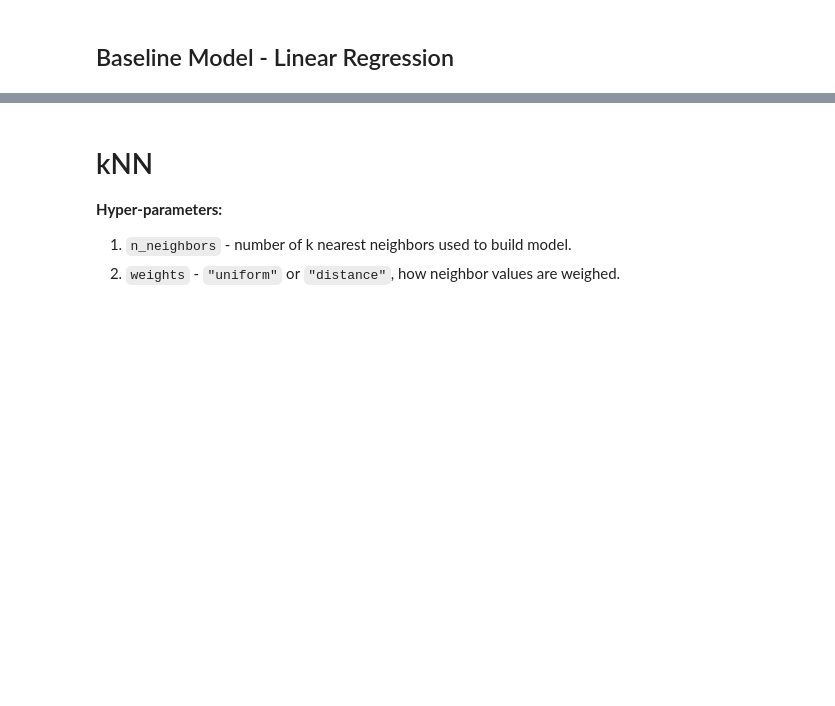
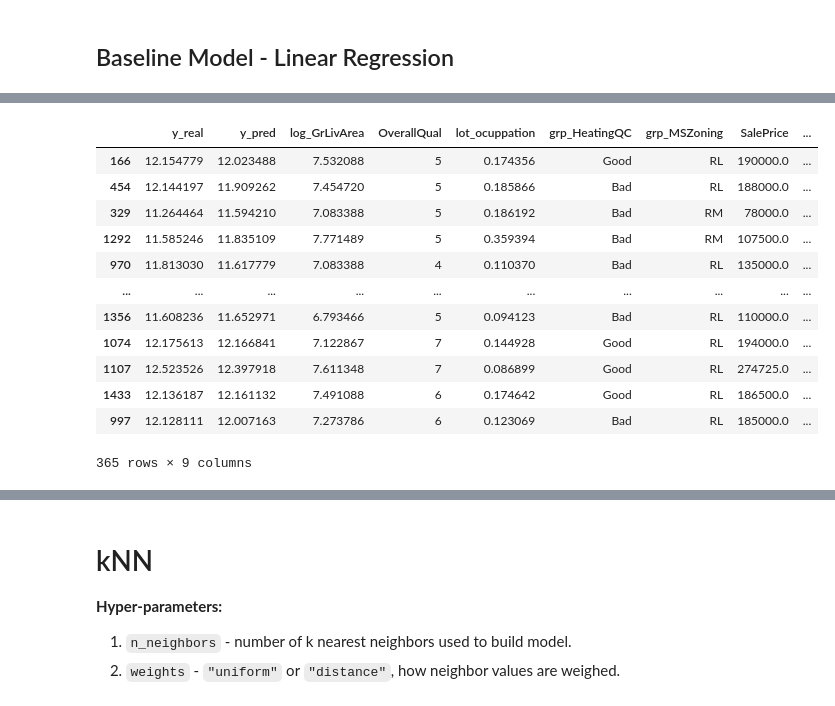
Before and after one commit to pedroteche-ih/DAFT_MEX_202209, a Jupyter notebook: ML Algorithms - Regression Problems.ipynb, the cells around one changed output, grey strips where cells are left out. Saved outputs shown, nothing was run; the diff lists cells and outputs as text; code cells hidden in the pictures; blank space fills up the shorter version.

```diff
--- a/ML Algorithms - Regression Problems.ipynb
+++ b/ML Algorithms - Regression Problems.ipynb
@@ -105,9 +172,26 @@ lm_fit.fit(X_train_trans, y_train)
 # %%
 y_pred = lm_fit.predict(X_test_trans)
+
 tb_test = pd.DataFrame({"y_real": y_test, "y_pred": y_pred})
 tb_test = pd.concat([tb_test, X_test], axis=1)
+
 tb_test["SalePrice"] = np.exp(tb_test["y_real"])
 tb_test["pred_lm_SalePrice"] = np.exp(tb_test["y_pred"])
+tb_test
+# %% [output]
+|  | y_real | y_pred | log_GrLivArea | OverallQual | lot_ocuppation | grp_HeatingQC | grp_MSZoning | SalePrice | ... |
+| 166 | 12.154779 | 12.023488 | 7.532088 | 5 | 0.174356 | Good | RL | 190000.0 | ... |
+| 454 | 12.144197 | 11.909262 | 7.454720 | 5 | 0.185866 | Bad | RL | 188000.0 | ... |
+| 329 | 11.264464 | 11.594210 | 7.083388 | 5 | 0.186192 | Bad | RM | 78000.0 | ... |
+| 1292 | 11.585246 | 11.835109 | 7.771489 | 5 | 0.359394 | Bad | RM | 107500.0 | ... |
+| 970 | 11.813030 | 11.617779 | 7.083388 | 4 | 0.110370 | Bad | RL | 135000.0 | ... |
+| ... | ... | ... | ... | ... | ... | ... | ... | ... | ... |
+| 1356 | 11.608236 | 11.652971 | 6.793466 | 5 | 0.094123 | Bad | RL | 110000.0 | ... |
+| 1074 | 12.175613 | 12.166841 | 7.122867 | 7 | 0.144928 | Good | RL | 194000.0 | ... |
+| 1107 | 12.523526 | 12.397918 | 7.611348 | 7 | 0.086899 | Good | RL | 274725.0 | ... |
+| 1433 | 12.136187 | 12.161132 | 7.491088 | 6 | 0.174642 | Good | RL | 186500.0 | ... |
+| 997 | 12.128111 | 12.007163 | 7.273786 | 6 | 0.123069 | Bad | RL | 185000.0 | ... |
+365 rows × 9 columns
 # %%
 from sklearn.metrics import mean_squared_error, mean_absolute_error
 # %%
```
Also changed, not shown: parts of 51 cells of this notebook.
